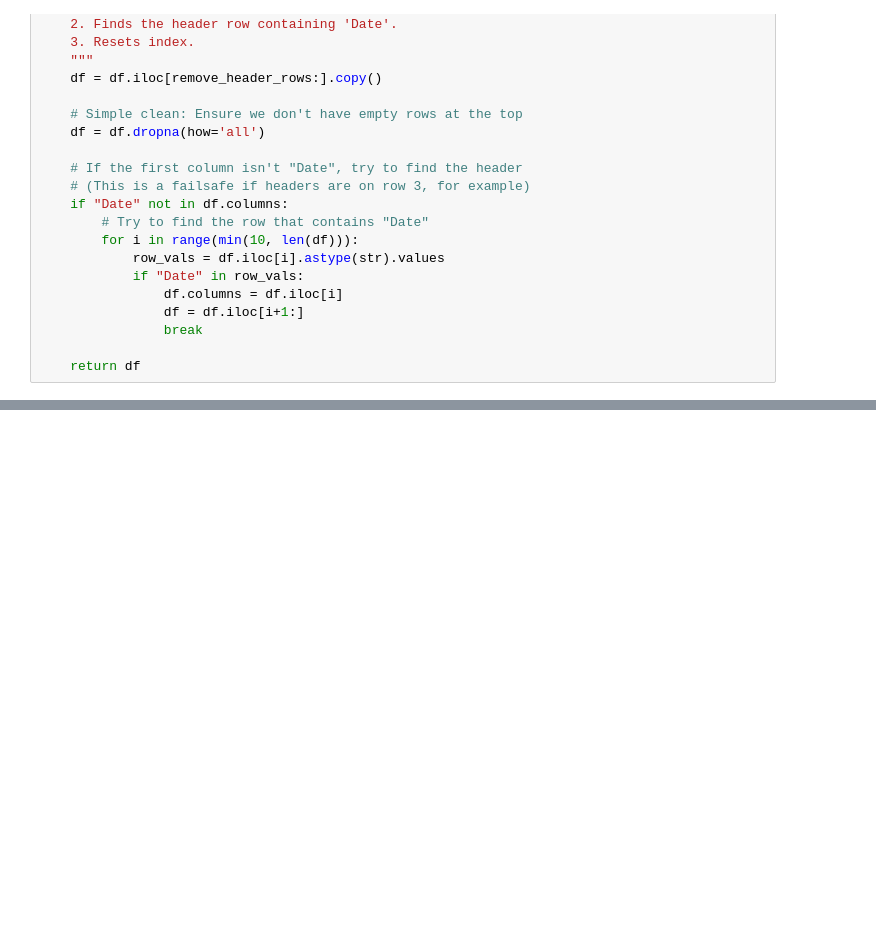
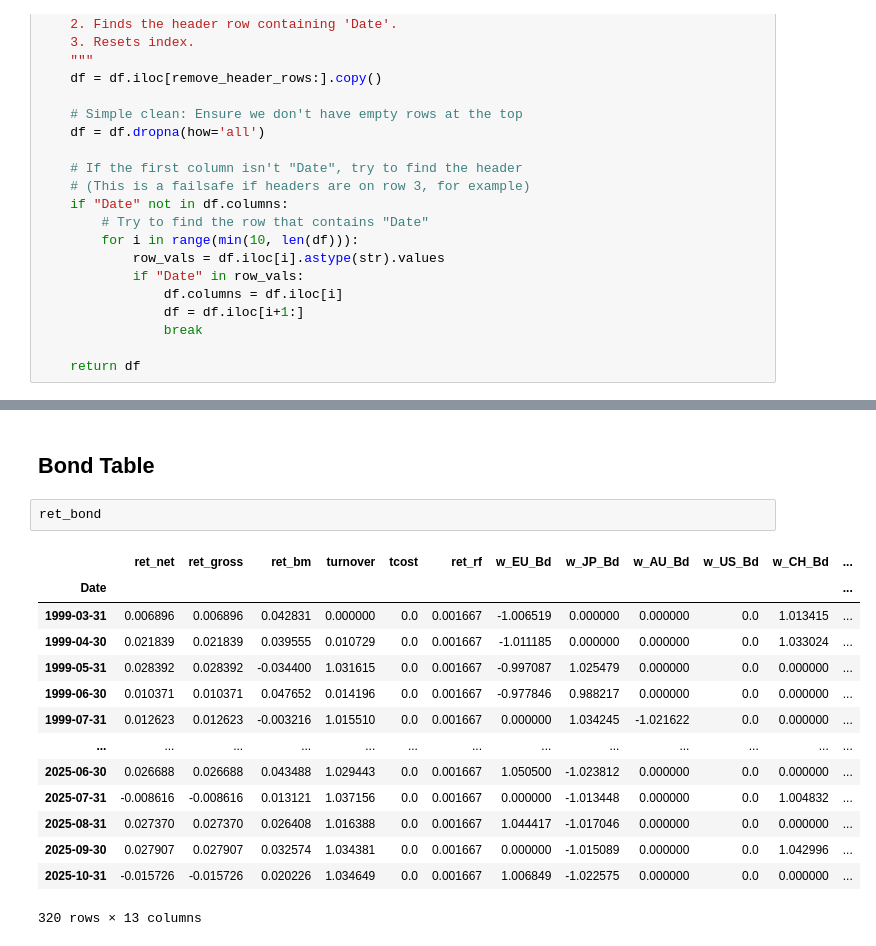
Before and after one commit to DanUZH/PMP_December_8, a Jupyter notebook: Code/trend_following.ipynb, the cells around one changed output, grey strips where cells are left out. Drawn from its saved outputs; the diff is of its cells as text; blank space fills up the shorter version.

```diff
--- a/Code/trend_following.ipynb
+++ b/Code/trend_following.ipynb
@@ -659,0 +318,19 @@ Freq: ME, Length: 338, dtype: float64
+# %% [markdown]
+## Bond Table
+# %%
+ret_bond
+# %% [output]
+|  | ret_net | ret_gross | ret_bm | turnover | tcost | ret_rf | w_EU_Bd | w_JP_Bd | w_AU_Bd | w_US_Bd | w_CH_Bd | ... |
+| Date |  |  |  |  |  |  |  |  |  |  |  | ... |
+| 1999-03-31 | 0.006896 | 0.006896 | 0.042831 | 0.000000 | 0.0 | 0.001667 | -1.006519 | 0.000000 | 0.000000 | 0.0 | 1.013415 | ... |
+| 1999-04-30 | 0.021839 | 0.021839 | 0.039555 | 0.010729 | 0.0 | 0.001667 | -1.011185 | 0.000000 | 0.000000 | 0.0 | 1.033024 | ... |
+| 1999-05-31 | 0.028392 | 0.028392 | -0.034400 | 1.031615 | 0.0 | 0.001667 | -0.997087 | 1.025479 | 0.000000 | 0.0 | 0.000000 | ... |
+| 1999-06-30 | 0.010371 | 0.010371 | 0.047652 | 0.014196 | 0.0 | 0.001667 | -0.977846 | 0.988217 | 0.000000 | 0.0 | 0.000000 | ... |
+| 1999-07-31 | 0.012623 | 0.012623 | -0.003216 | 1.015510 | 0.0 | 0.001667 | 0.000000 | 1.034245 | -1.021622 | 0.0 | 0.000000 | ... |
+| ... | ... | ... | ... | ... | ... | ... | ... | ... | ... | ... | ... | ... |
+| 2025-06-30 | 0.026688 | 0.026688 | 0.043488 | 1.029443 | 0.0 | 0.001667 | 1.050500 | -1.023812 | 0.000000 | 0.0 | 0.000000 | ... |
+| 2025-07-31 | -0.008616 | -0.008616 | 0.013121 | 1.037156 | 0.0 | 0.001667 | 0.000000 | -1.013448 | 0.000000 | 0.0 | 1.004832 | ... |
+| 2025-08-31 | 0.027370 | 0.027370 | 0.026408 | 1.016388 | 0.0 | 0.001667 | 1.044417 | -1.017046 | 0.000000 | 0.0 | 0.000000 | ... |
+| 2025-09-30 | 0.027907 | 0.027907 | 0.032574 | 1.034381 | 0.0 | 0.001667 | 0.000000 | -1.015089 | 0.000000 | 0.0 | 1.042996 | ... |
+| 2025-10-31 | -0.015726 | -0.015726 | 0.020226 | 1.034649 | 0.0 | 0.001667 | 1.006849 | -1.022575 | 0.000000 | 0.0 | 0.000000 | ... |
+320 rows × 13 columns
```
Also changed, not shown: parts of 12 cells of this notebook.
